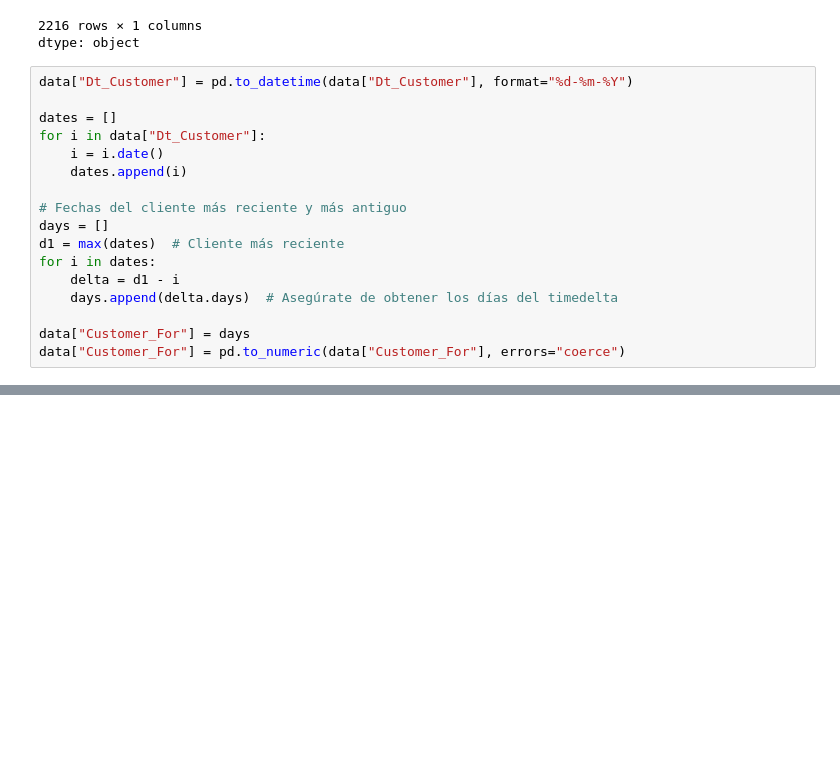
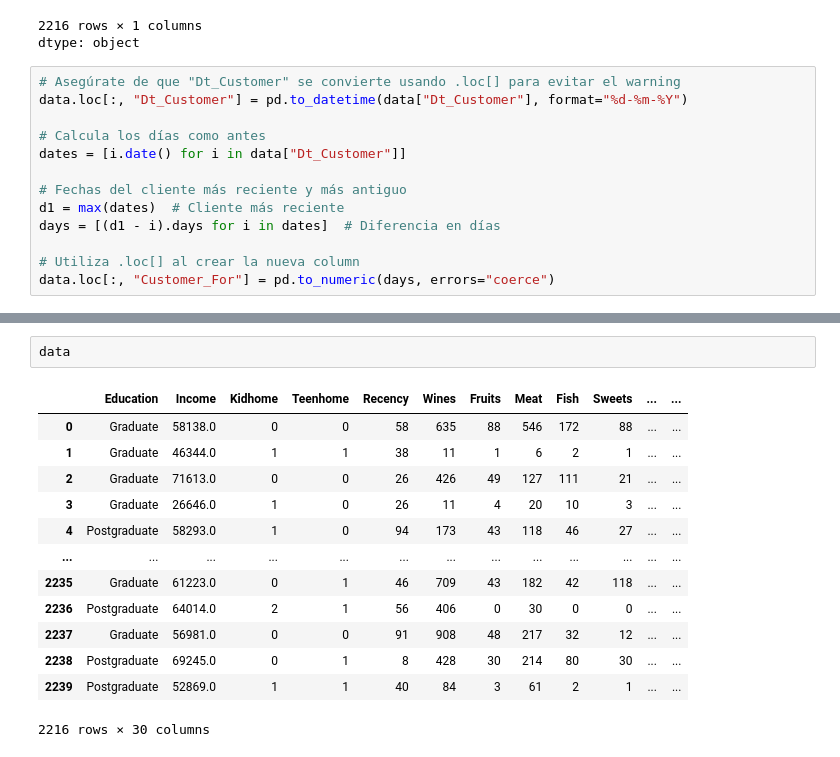
Before and after one commit to DavidSilveraGabriel/Customer-Personality-Analysis, a Jupyter notebook: Customer_analisis.ipynb, the cells around one changed output, grey strips where cells are left out. Saved outputs shown, nothing was run; the diff lists cells and outputs as text; blank space fills up the shorter version.

```diff
--- a/Customer_analisis.ipynb
+++ b/Customer_analisis.ipynb
@@ -78,19 +146,15 @@ data.Dt_Customer
 2216 rows × 1 columns
 dtype: object
 # %%
-data["Dt_Customer"] = pd.to_datetime(data["Dt_Customer"], format="%d-%m-%Y")
+# Asegúrate de que "Dt_Customer" se convierte usando .loc[] para evitar el warning
+data.loc[:, "Dt_Customer"] = pd.to_datetime(data["Dt_Customer"], format="%d-%m-%Y")
 
-dates = []
-for i in data["Dt_Customer"]:
-    i = i.date()
-    dates.append(i)
+# Calcula los días como antes
+dates = [i.date() for i in data["Dt_Customer"]]
 
 # Fechas del cliente más reciente y más antiguo
-days = []
 d1 = max(dates)  # Cliente más reciente
-for i in dates:
-    delta = d1 - i
-    days.append(delta.days)  # Asegúrate de obtener los días del timedelta
+days = [(d1 - i).days for i in dates]  # Diferencia en días
 
-data["Customer_For"] = days
-data["Customer_For"] = pd.to_numeric(data["Customer_For"], errors="coerce")
+# Utiliza .loc[] al crear la nueva column
+data.loc[:, "Customer_For"] = pd.to_numeric(days, errors="coerce")
@@ -162,0 +212,16 @@ See the caveats in the documentation: https://pandas.pydata.org/pandas-docs/stab
+# %%
+data
+# %% [output]
+|  | Education | Income | Kidhome | Teenhome | Recency | Wines | Fruits | Meat | Fish | Sweets | ... | ... |
+| 0 | Graduate | 58138.0 | 0 | 0 | 58 | 635 | 88 | 546 | 172 | 88 | ... | ... |
+| 1 | Graduate | 46344.0 | 1 | 1 | 38 | 11 | 1 | 6 | 2 | 1 | ... | ... |
+| 2 | Graduate | 71613.0 | 0 | 0 | 26 | 426 | 49 | 127 | 111 | 21 | ... | ... |
+| 3 | Graduate | 26646.0 | 1 | 0 | 26 | 11 | 4 | 20 | 10 | 3 | ... | ... |
+| 4 | Postgraduate | 58293.0 | 1 | 0 | 94 | 173 | 43 | 118 | 46 | 27 | ... | ... |
+| ... | ... | ... | ... | ... | ... | ... | ... | ... | ... | ... | ... | ... |
+| 2235 | Graduate | 61223.0 | 0 | 1 | 46 | 709 | 43 | 182 | 42 | 118 | ... | ... |
+| 2236 | Postgraduate | 64014.0 | 2 | 1 | 56 | 406 | 0 | 30 | 0 | 0 | ... | ... |
+| 2237 | Graduate | 56981.0 | 0 | 0 | 91 | 908 | 48 | 217 | 32 | 12 | ... | ... |
+| 2238 | Postgraduate | 69245.0 | 0 | 1 | 8 | 428 | 30 | 214 | 80 | 30 | ... | ... |
+| 2239 | Postgraduate | 52869.0 | 1 | 1 | 40 | 84 | 3 | 61 | 2 | 1 | ... | ... |
+2216 rows × 30 columns
```
Also changed, not shown: parts of 27 cells of this notebook.
